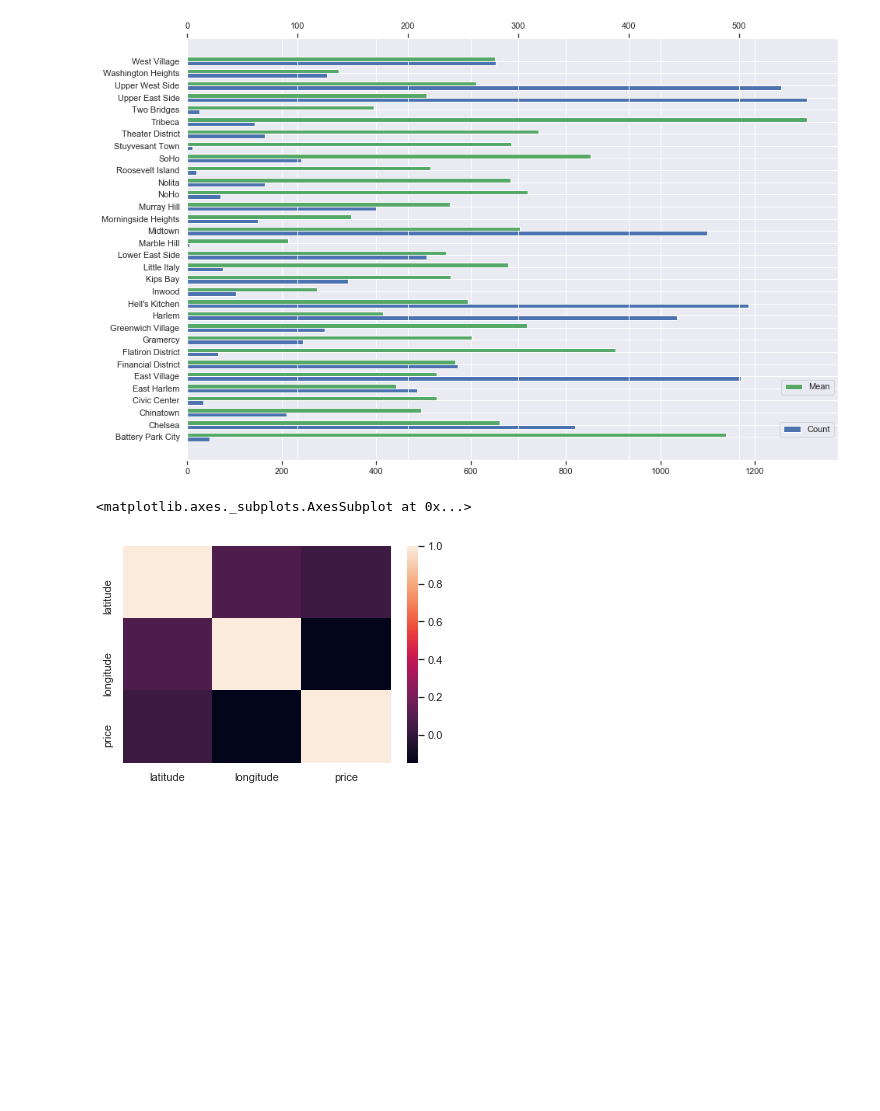
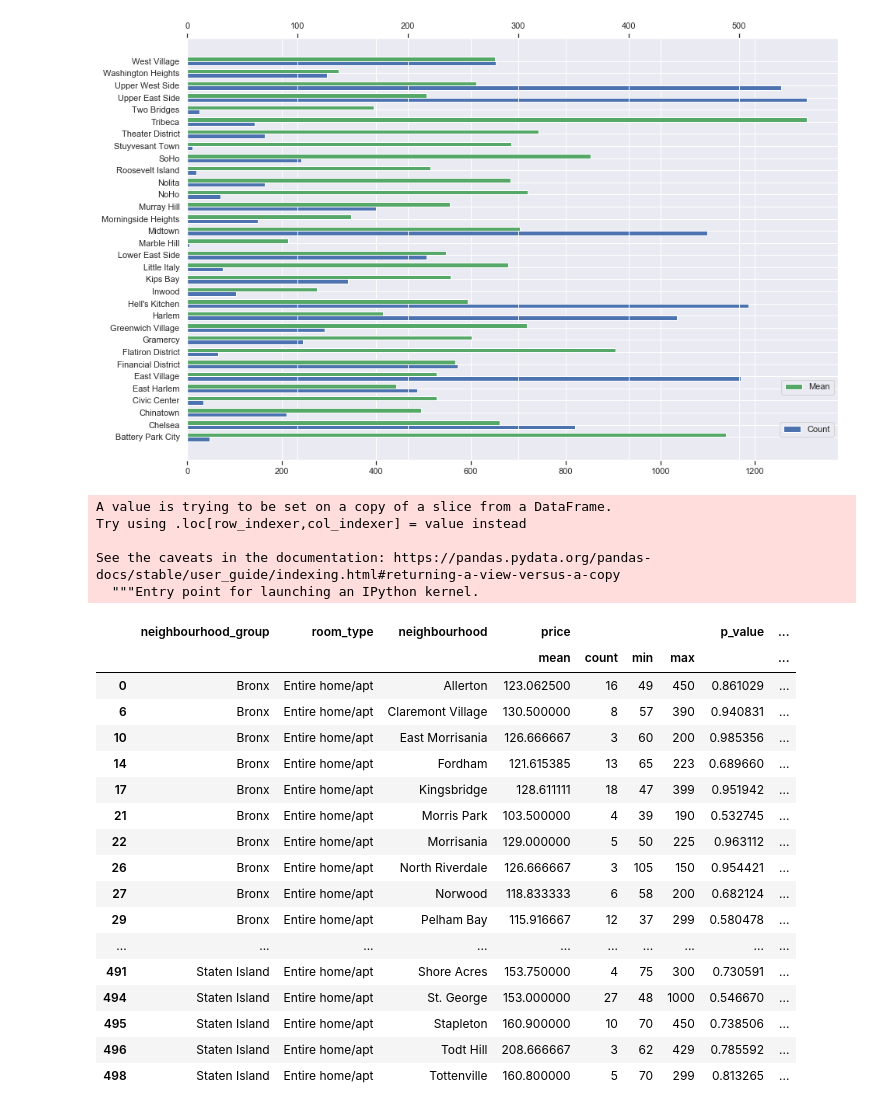
Before and after one commit to miguelgimenezgimenez/barcelona-airbnb, a Jupyter notebook: Untitled.ipynb, the cells around one changed output. Cells and saved outputs as stored; diff of their text form; code cells hidden in the pictures; blank space fills up the shorter version.

```diff
--- a/Untitled.ipynb
+++ b/Untitled.ipynb
@@ -165,8 +159,3 @@ ax2.legend( bbox_to_anchor=(1,0.2))
 # %% [output]
 <matplotlib.legend.Legend at 0x...>
 [figure]
-# %%
-sns.heatmap(nyc_abnb[['latitude','longitude','price']].corr())
-# %% [output]
-<matplotlib.axes._subplots.AxesSubplot at 0x...>
-[figure, removed]
@@ -172,0 +164,49 @@ sns.heatmap(nyc_abnb[['latitude','longitude','price']].corr())
+# %%
+checkPValue = lambda p,threshold=0.05: "--> Null(H0) hypotesis rejected" if p < threshold else "--> We cannot reject the null hypotesis"
+from scipy.stats import t,ttest_1samp
+
+def get_pvalue(item):
+
+    neighbourhood_group_mean = neighbourhood_group_description[(neighbourhood_group_description['neighbourhood_group']==item.neighbourhood_group[0])
+                                             & (neighbourhood_group_description['room_type']=="Entire home/apt")]['price']['mean']
+
+
+    sample =  nyc_abnb[(nyc_abnb['neighbourhood']==item.neighbourhood[0])
+             & (nyc_abnb['room_type']=="Entire home/apt") ]
+
+    f,pval = ttest_1samp(sample['price'] ,neighbourhood_group_mean)
+
+    return pval[0]
+# %%
+entire_apt = nh_description[nh_description['room_type']=="Entire home/apt"]
+# %%
+
+entire_apt['nh_group p_value'] = entire_apt.apply(get_pvalue,axis='columns')
+# %% [output]
+A value is trying to be set on a copy of a slice from a DataFrame.
+Try using .loc[row_indexer,col_indexer] = value instead
+
+See the caveats in the documentation: https://pandas.pydata.org/pandas-docs/stable/user_guide/indexing.html#returning-a-view-versus-a-copy
+  """Entry point for launching an IPython kernel.
+# %%
+relevant_apt = entire_apt[entire_apt['nh_group p_value']>0.5]
+relevant_apt
+# %% [output]
+|  | neighbourhood_group | room_type | neighbourhood | price |  |  |  | p_value | ... |
+|  |  |  |  | mean | count | min | max |  | ... |
+| 0 | Bronx | Entire home/apt | Allerton | 123.062500 | 16 | 49 | 450 | 0.861029 | ... |
+| 6 | Bronx | Entire home/apt | Claremont Village | 130.500000 | 8 | 57 | 390 | 0.940831 | ... |
+| 10 | Bronx | Entire home/apt | East Morrisania | 126.666667 | 3 | 60 | 200 | 0.985356 | ... |
+| 14 | Bronx | Entire home/apt | Fordham | 121.615385 | 13 | 65 | 223 | 0.689660 | ... |
+| 17 | Bronx | Entire home/apt | Kingsbridge | 128.611111 | 18 | 47 | 399 | 0.951942 | ... |
+| 21 | Bronx | Entire home/apt | Morris Park | 103.500000 | 4 | 39 | 190 | 0.532745 | ... |
+| 22 | Bronx | Entire home/apt | Morrisania | 129.000000 | 5 | 50 | 225 | 0.963112 | ... |
+| 26 | Bronx | Entire home/apt | North Riverdale | 126.666667 | 3 | 105 | 150 | 0.954421 | ... |
+| 27 | Bronx | Entire home/apt | Norwood | 118.833333 | 6 | 58 | 200 | 0.682124 | ... |
+| 29 | Bronx | Entire home/apt | Pelham Bay | 115.916667 | 12 | 37 | 299 | 0.580478 | ... |
+| ... | ... | ... | ... | ... | ... | ... | ... | ... | ... |
+| 491 | Staten Island | Entire home/apt | Shore Acres | 153.750000 | 4 | 75 | 300 | 0.730591 | ... |
+| 494 | Staten Island | Entire home/apt | St. George | 153.000000 | 27 | 48 | 1000 | 0.546670 | ... |
+| 495 | Staten Island | Entire home/apt | Stapleton | 160.900000 | 10 | 70 | 450 | 0.738506 | ... |
+| 496 | Staten Island | Entire home/apt | Todt Hill | 208.666667 | 3 | 62 | 429 | 0.785592 | ... |
+| 498 | Staten Island | Entire home/apt | Tottenville | 160.800000 | 5 | 70 | 299 | 0.813265 | ... |
```
Also changed, not shown: parts of 10 cells of this notebook.
